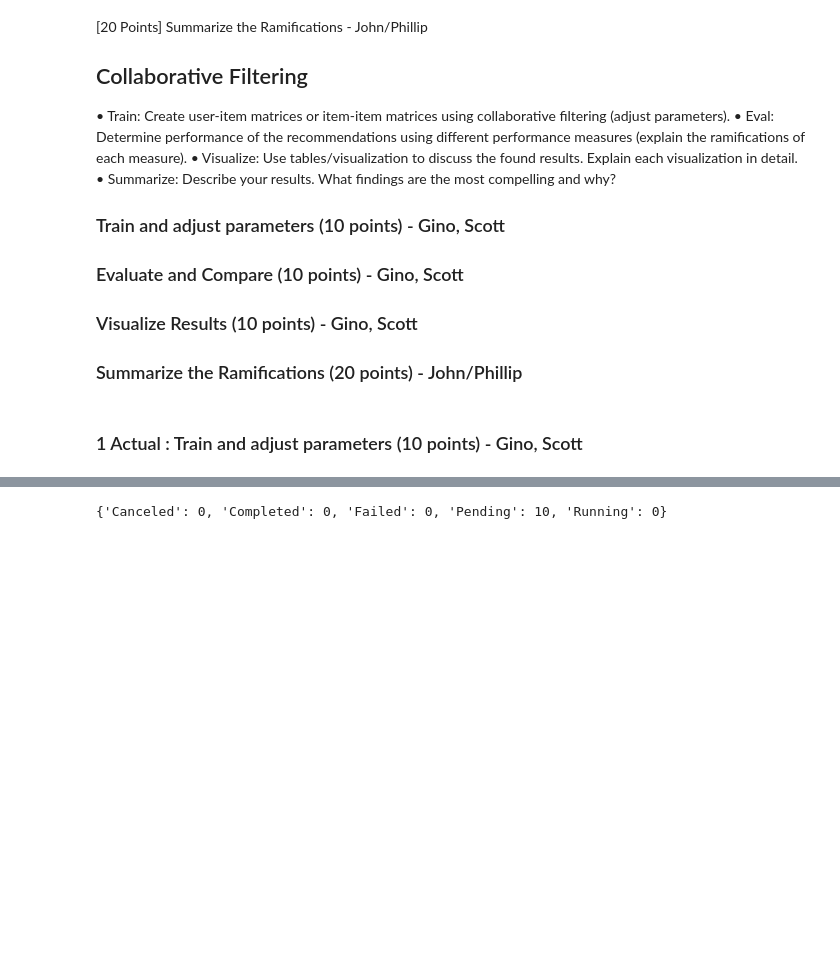
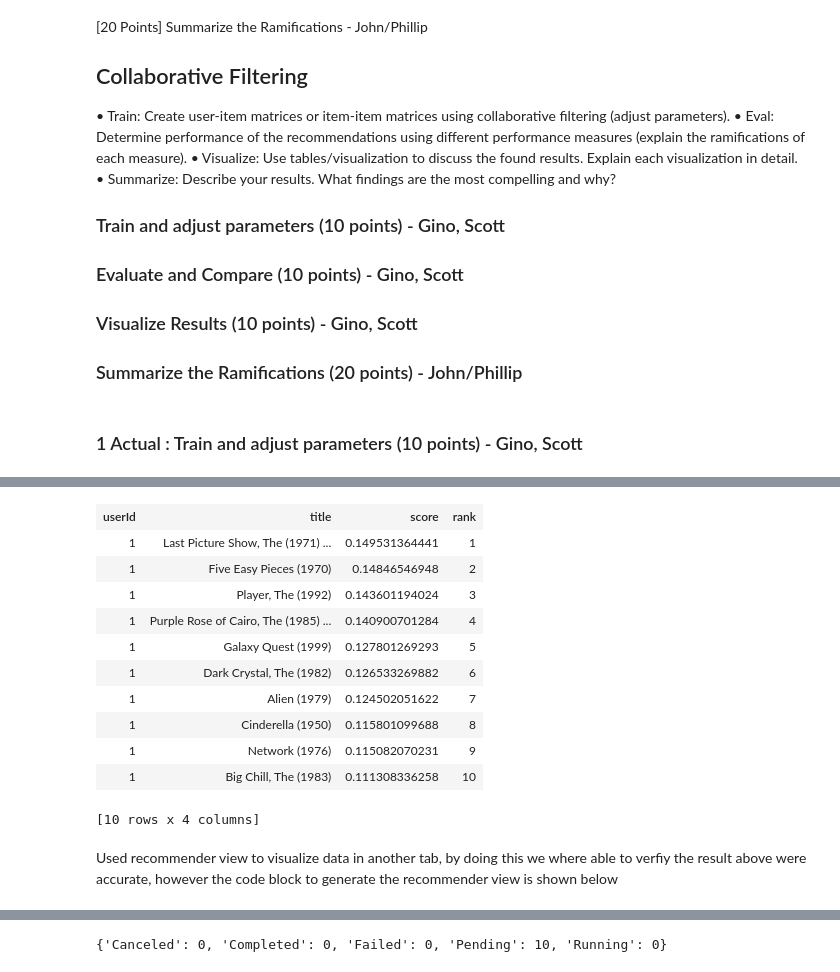
Before and after one commit to prolix-prose/MSDS7331-GroupProject, a Jupyter notebook: Lab 3-Copy1.ipynb, the cells around one changed output, grey strips where cells are left out. Cells and saved outputs as stored; diff of their text form; code cells hidden in the pictures; blank space fills up the shorter version.

```diff
--- a/Lab 3-Copy1.ipynb
+++ b/Lab 3-Copy1.ipynb
@@ -215,0 +207,18 @@ Setting up lookup tables.
+# %%
+#User who watched the least movies in the data set
+m1.recommend(users=["1"])
+# %% [output]
+| userId | title | score | rank |
+| 1 | Last Picture Show, The (1971) ... | 0.149531364441 | 1 |
+| 1 | Five Easy Pieces (1970) | 0.14846546948 | 2 |
+| 1 | Player, The (1992) | 0.143601194024 | 3 |
+| 1 | Purple Rose of Cairo, The (1985) ... | 0.140900701284 | 4 |
+| 1 | Galaxy Quest (1999) | 0.127801269293 | 5 |
+| 1 | Dark Crystal, The (1982) | 0.126533269882 | 6 |
+| 1 | Alien (1979) | 0.124502051622 | 7 |
+| 1 | Cinderella (1950) | 0.115801099688 | 8 |
+| 1 | Network (1976) | 0.115082070231 | 9 |
+| 1 | Big Chill, The (1983) | 0.111308336258 | 10 |
+[10 rows x 4 columns]
+# %% [markdown]
+Used recommender view to visualize data in another tab, by doing this we where able to verfiy the result above were accurate, however the code block to generate the recommender view is shown below
```
Also changed, not shown: parts of 40 cells of this notebook.
